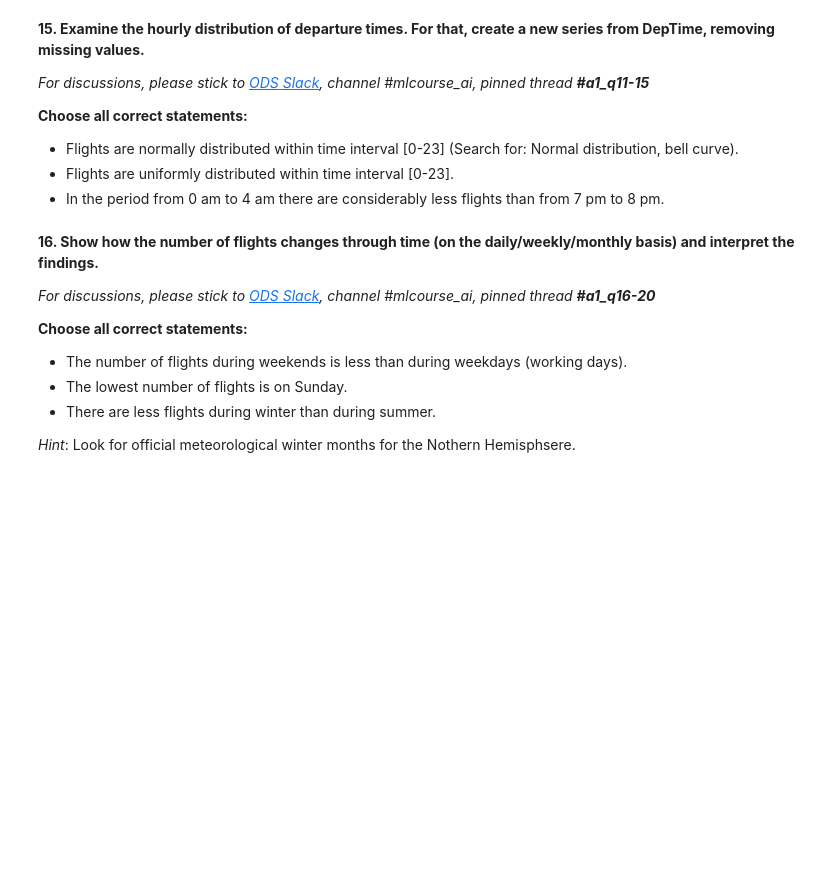
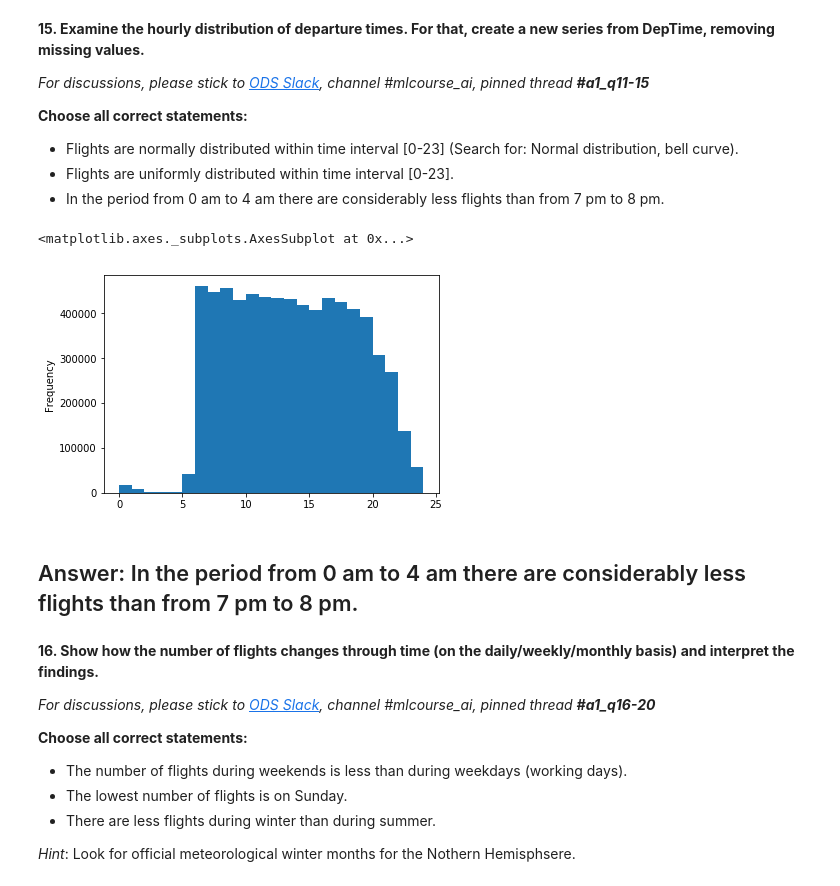
Before and after one commit to sitask/Spring2019_mlcourse.ai, a Jupyter notebook: assgn_1.ipynb, the cells around one changed output. Cells and saved outputs as stored; diff of their text form; code cells hidden in the pictures; blank space fills up the shorter version.

```diff
--- a/assgn_1.ipynb
+++ b/assgn_1.ipynb
@@ -617,3 +617,12 @@ Name: Route, dtype: object
+# %%
+deptime = flights_df.DepHour
+deptime = deptime.dropna()
+deptime.plot.hist(bins=24)
+# %% [output]
+<matplotlib.axes._subplots.AxesSubplot at 0x...>
+[figure, added]
+# %% [markdown]
+## Answer: In the period from 0 am to 4 am there are considerably less flights than from 7 pm to 8 pm.
 # %% [markdown]
 **16. Show how the number of flights changes through time (on the daily/weekly/monthly basis) and interpret the findings.**
 
```
Also changed, not shown: parts of 28 cells of this notebook.
